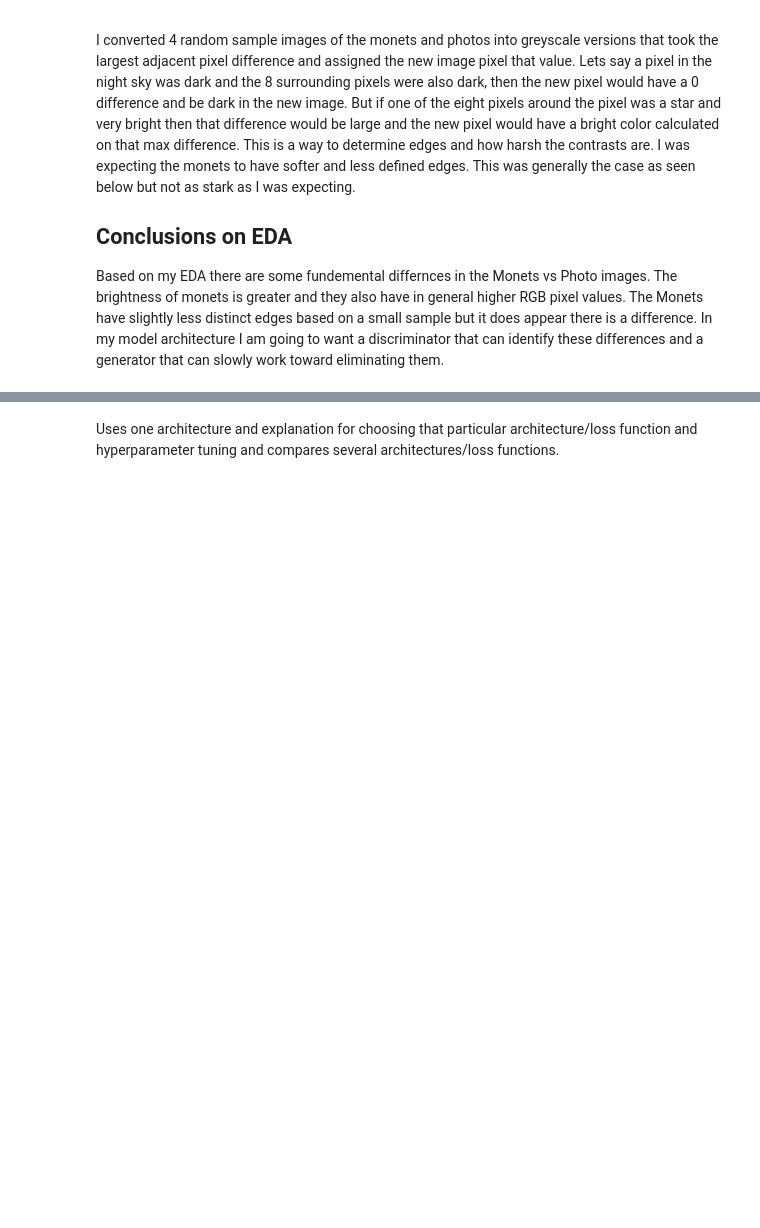
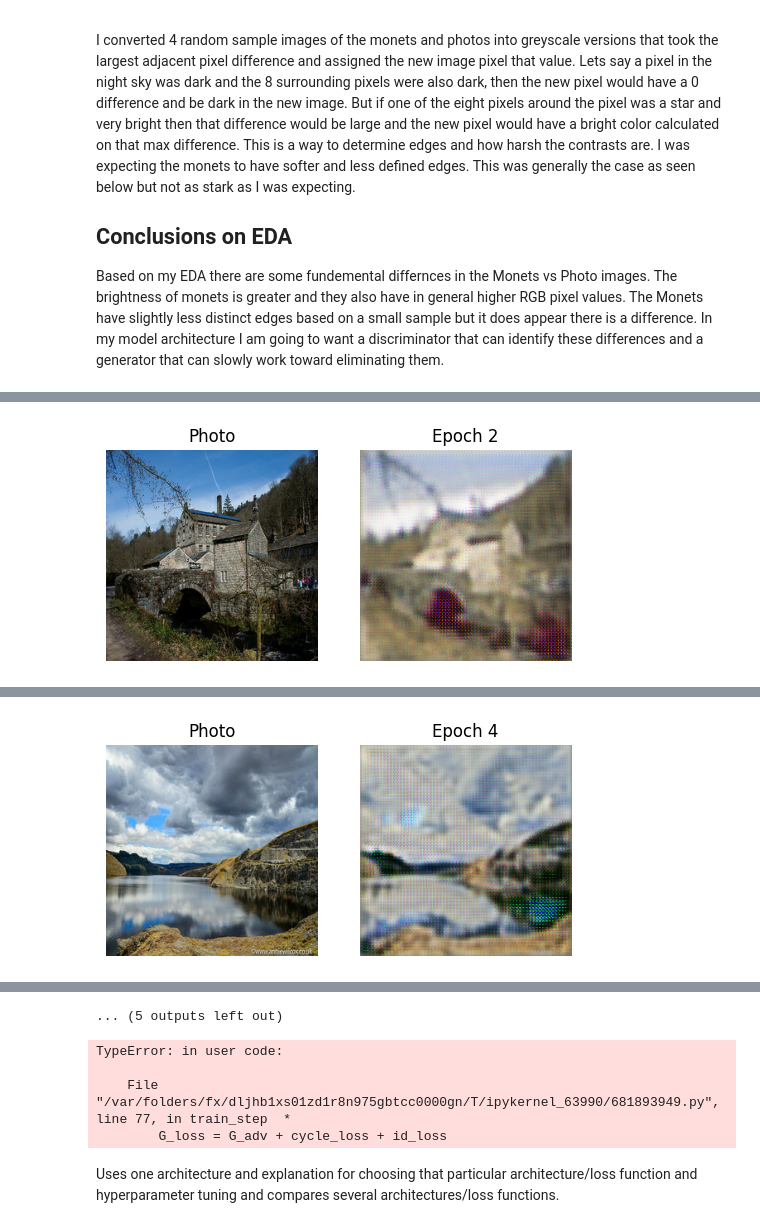
Before and after one commit to nickStanisic/PhotoToMonet, a Jupyter notebook: monet-gan.ipynb, the cells around one changed output, grey strips where cells are left out. Cells and saved outputs as stored; diff of their text form; code cells hidden in the pictures; blank space fills up the shorter version.

```diff
--- a/monet-gan.ipynb
+++ b/monet-gan.ipynb
@@ -80,9 +92,10 @@ feature_description = {
 def parse_function(record):
     parsed_record = tf.io.parse_single_example(record, feature_description)
 
-    # Decode the JPEG image stored in image feature and normalize (0 to 1)
+    # Decode the JPEG image stored in image feature and normalize (-1 to 1)
     image = tf.io.decode_jpeg(parsed_record['image'], channels=3)
     image = tf.cast(image, tf.float32) / 255.0
+    image = (image * 2.0) - 1.0
 
     # Extract the target and image_name features
     target = parsed_record['target']
@@ -306,0 +347,38 @@ Note, when you evaluate, don't just base your score on the complexity of the mod
+# %%
+#Normalize and Augment images
+AUTOTUNE    = tf.data.AUTOTUNE #This allows for tensorflow to adjust parallelization instead of guessing
+BATCH_SIZE  = 1   # this will allow for one photo and monet to be processed at a time
+
+# Augmentation for Monet paintings, flipping and adjusting brightness at random
+def augment_monet(image):
+    # random flip of image
+    image = tf.image.random_flip_left_right(image)
+    # random brightness change
+    image = tf.image.random_brightness(image, max_delta=0.2)
+    return image
+
+# Monet dataset
+monet_ds = (
+    parsed_dataset_monet
+    # drop target and name
+    .map(lambda img, t, n: img, num_parallel_calls=AUTOTUNE)
+    # apply augment function above
+    .map(lambda img: augment_monet(img), num_parallel_calls=AUTOTUNE)
+    .shuffle(300)
+    .repeat()
+    .batch(BATCH_SIZE)
+    .prefetch(AUTOTUNE)
+)
+
+# Photo Dataset
+photo_ds = (
+    parsed_dataset_photo
+    #Just use image data
+    .map(lambda img, t, n: img,      num_parallel_calls=AUTOTUNE)
+    .shuffle(7000)
+    .repeat()
+    .batch(BATCH_SIZE)
+    .prefetch(AUTOTUNE)
+)
+
+train_ds = tf.data.Dataset.zip((photo_ds, monet_ds))
@@ -306,0 +620,3 @@ Note, when you evaluate, don't just base your score on the complexity of the mod
+# %%
+testModel('LSGAN')
+# %% [output]
@@ -306,0 +629 @@ Note, when you evaluate, don't just base your score on the complexity of the mod
+[figure, added]
@@ -306,0 +636 @@ Note, when you evaluate, don't just base your score on the complexity of the mod
+[figure, added]
@@ -307,3 +640,11 @@ Note, when you evaluate, don't just base your score on the complexity of the mod
+... (5 outputs left out)
+# %%
+testModel('Hinge')
+# %% [output]
+TypeError: in user code:
+
+    File "/var/folders/fx/dljhb1xs01zd1r8n975gbtcc0000gn/T/ipykernel_63990/681893949.py", line 77, in train_step  *
+        G_loss = G_adv + cycle_loss + id_loss
 # %% [markdown]
  Uses one architecture and explanation for choosing that particular architecture/loss function and hyperparameter tuning and compares several architectures/loss functions.
 # %% [markdown]
```
Also changed, not shown: parts of 12 cells of this notebook.
